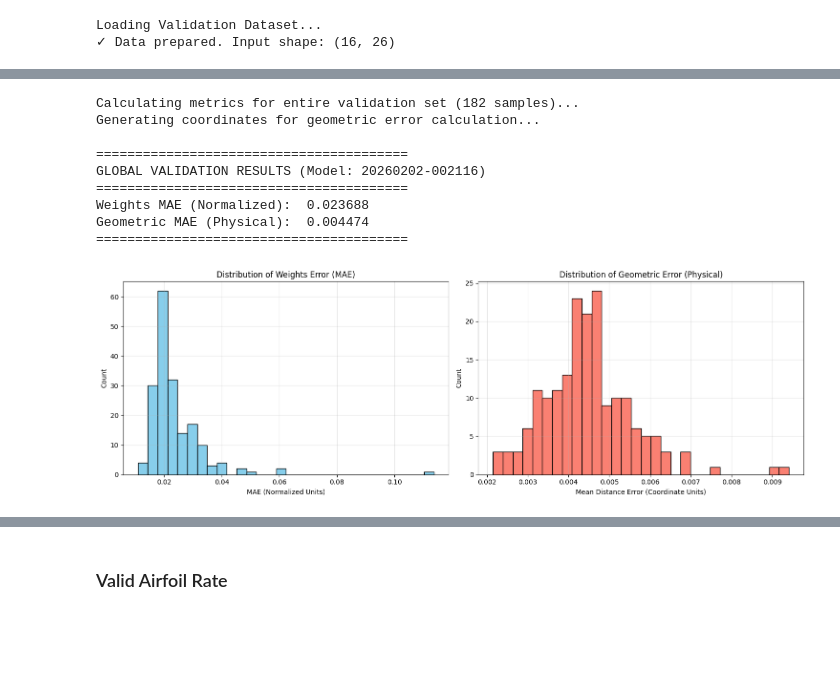
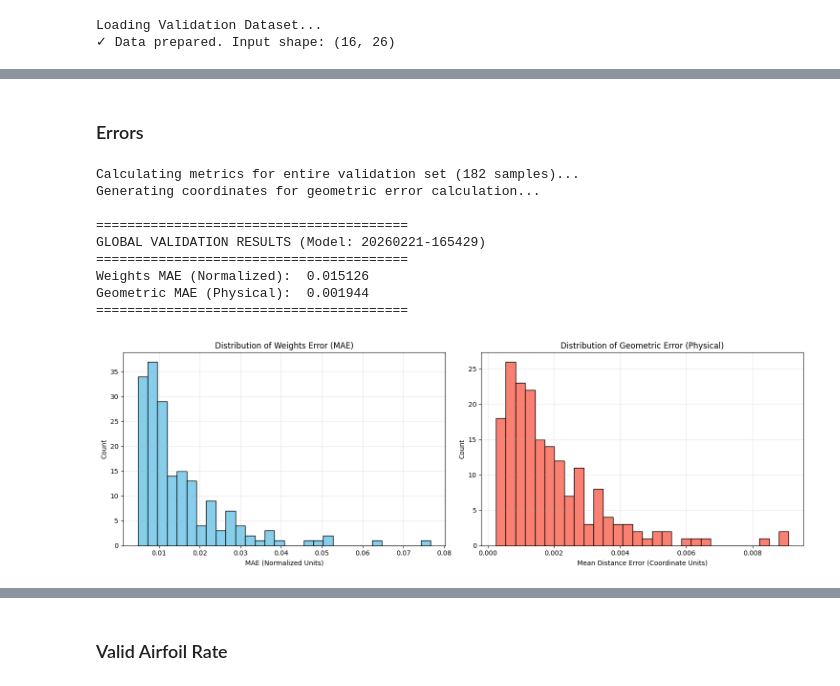
Before and after one commit to matsouto/AeroGen, a Jupyter notebook: notebook/validation/vae_validation_2.ipynb, the cells around one changed output, grey strips where cells are left out. Drawn from its saved outputs; the diff is of its cells as text; code cells hidden in the pictures; blank space fills up the shorter version.

```diff
--- a/notebook/validation/vae_validation_2.ipynb
+++ b/notebook/validation/vae_validation_2.ipynb
@@ -59,7 +60,7 @@ The autoreload extension is already loaded. To reload it, use:
 # ============================================================================
 
 # 1. The timestamp folder name in models/cstvae/
-RUN_ID = "20260202-002116"
+RUN_ID = "20260221-165429"
 
 # 2. The specific epoch number to load
 EPOCH = 500
@@ -148,3 +203,5 @@ Loading Validation Dataset...
+# %% [markdown]
+### Errors
 # %%
 # ============================================================================
 # GLOBAL VALIDATION METRICS (WEIGHTS + GEOMETRY)
@@ -172,7 +229,7 @@ all_normalized = scaler.transform(all_weights_phys, all_params_phys)
 
 # 2. Run Inference on the whole batch
 # training=False ensures deterministic output
-_, pred_w_norm, pred_p_norm = vae(all_normalized, training=False)
+pred_w_norm, pred_p_norm = vae(all_normalized, training=False)
 
 # ---------------------------------------------------------
 # METRIC A: WEIGHTS MAE (Mathematical Error)
@@ -227,34 +284,34 @@ print("="*40)
 print(f"Weights MAE (Normalized):  {global_mae:.6f}")
 print(f"Geometric MAE (Physical):  {val_geo_mae:.6f}")
 print("="*40)
 
 # Plot Histograms
 fig, ax = plt.subplots(1, 2, figsize=(15, 5))
 
 # Plot 1: Weights Error
 ax[0].hist(errors_weights, bins=30, color='skyblue', edgecolor='black')
 ax[0].set_title("Distribution of Weights Error (MAE)")
 ax[0].set_xlabel("MAE (Normalized Units)")
 ax[0].set_ylabel("Count")
 ax[0].grid(True, alpha=0.3)
 
 # Plot 2: Geometric Error
 ax[1].hist(errors_geo, bins=30, color='salmon', edgecolor='black')
 ax[1].set_title("Distribution of Geometric Error (Physical)")
 ax[1].set_xlabel("Mean Distance Error (Coordinate Units)")
 ax[1].set_ylabel("Count")
 ax[1].grid(True, alpha=0.3)
 
 plt.tight_layout()
 plt.show()
 # %% [output]
 Calculating metrics for entire validation set (182 samples)...
 Generating coordinates for geometric error calculation...
 
 ========================================
-GLOBAL VALIDATION RESULTS (Model: 20260202-002116)
+GLOBAL VALIDATION RESULTS (Model: 20260221-165429)
 ========================================
-Weights MAE (Normalized):  0.023688
-Geometric MAE (Physical):  0.004474
+Weights MAE (Normalized):  0.015126
+Geometric MAE (Physical):  0.001944
 ========================================
-[figure, old version]
+[figure, new version]
```
Also changed, not shown: parts of 22 cells of this notebook, 10 other files.
